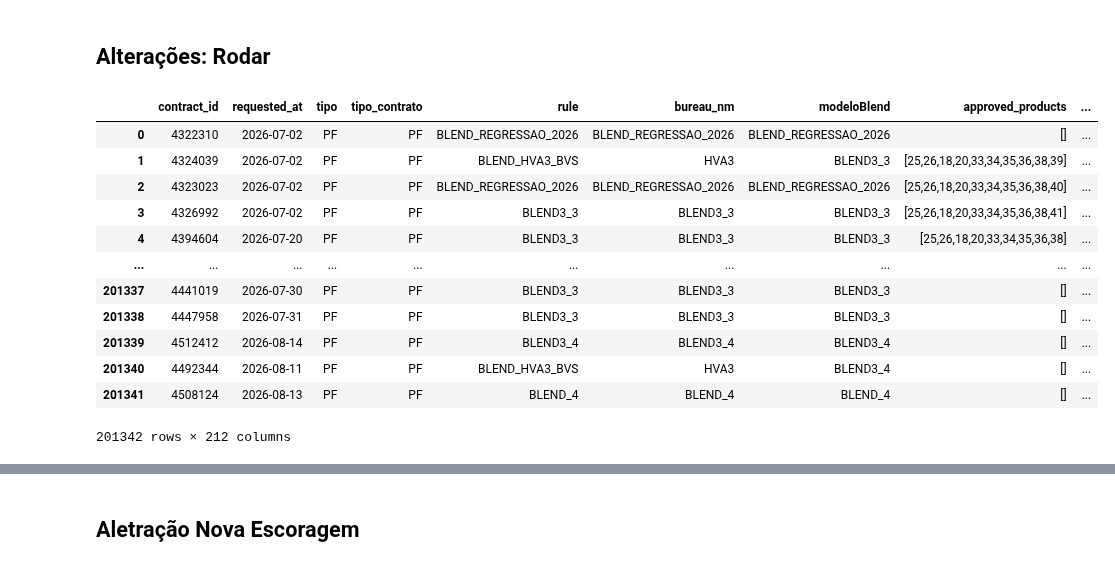
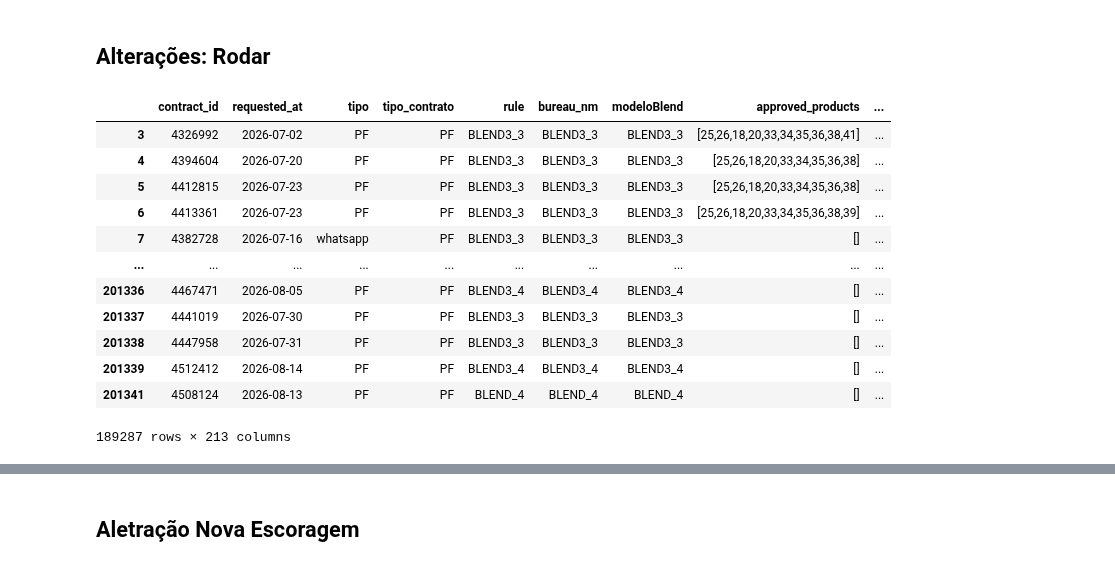
Before and after one commit to lucas-nascimento-loft/monitoramento-modelos, a Jupyter notebook: 08.Simulaçao_BLEND.ipynb, the cells around one changed output, grey strips where cells are left out. Saved outputs shown, nothing was run; the diff lists cells and outputs as text; code cells hidden in the pictures.

```diff
--- a/08.Simulaçao_BLEND.ipynb
+++ b/08.Simulaçao_BLEND.ipynb
@@ -368,18 +368,22 @@ df_expandido[["city_pc4_mais_100_contratos__pc_categorias_maio2026", "agency_pc4
 # df_expandido.to_csv(ANALYTICS_DIR / "df_model_simulacao_blend_expandido.csv")
 # %%
 df_expandido = pd.read_csv(ANALYTICS_DIR / "df_model_simulacao_blend_expandido.csv").drop(columns=["Unnamed: 0"])
+df_expandido = df_expandido[df_expandido["is_fallback"] == 0]
+df_expandido = df_expandido[df_expandido["is_single_proponent"] == 1]
+df_expandido = df_expandido[df_expandido["bureau_nm_ajust"].isin(["BLEND3", "BLEND4"])]
+df_expandido["safra"] = df_expandido["requested_at"].astype(str).str[:7]
 df_expandido
 # %% [output]
 |  | contract_id | requested_at | tipo | tipo_contrato | rule | bureau_nm | modeloBlend | approved_products | ... |
-| 0 | 4322310 | 2026-07-02 | PF | PF | BLEND_REGRESSAO_2026 | BLEND_REGRESSAO_2026 | BLEND_REGRESSAO_2026 | [] | ... |
-| 1 | 4324039 | 2026-07-02 | PF | PF | BLEND_HVA3_BVS | HVA3 | BLEND3_3 | [25,26,18,20,33,34,35,36,38,39] | ... |
-| 2 | 4323023 | 2026-07-02 | PF | PF | BLEND_REGRESSAO_2026 | BLEND_REGRESSAO_2026 | BLEND_REGRESSAO_2026 | [25,26,18,20,33,34,35,36,38,40] | ... |
 | 3 | 4326992 | 2026-07-02 | PF | PF | BLEND3_3 | BLEND3_3 | BLEND3_3 | [25,26,18,20,33,34,35,36,38,41] | ... |
 | 4 | 4394604 | 2026-07-20 | PF | PF | BLEND3_3 | BLEND3_3 | BLEND3_3 | [25,26,18,20,33,34,35,36,38] | ... |
+| 5 | 4412815 | 2026-07-23 | PF | PF | BLEND3_3 | BLEND3_3 | BLEND3_3 | [25,26,18,20,33,34,35,36,38] | ... |
+| 6 | 4413361 | 2026-07-23 | PF | PF | BLEND3_3 | BLEND3_3 | BLEND3_3 | [25,26,18,20,33,34,35,36,38,39] | ... |
+| 7 | 4382728 | 2026-07-16 | whatsapp | PF | BLEND3_3 | BLEND3_3 | BLEND3_3 | [] | ... |
 | ... | ... | ... | ... | ... | ... | ... | ... | ... | ... |
+| 201336 | 4467471 | 2026-08-05 | PF | PF | BLEND3_4 | BLEND3_4 | BLEND3_4 | [] | ... |
 | 201337 | 4441019 | 2026-07-30 | PF | PF | BLEND3_3 | BLEND3_3 | BLEND3_3 | [] | ... |
 | 201338 | 4447958 | 2026-07-31 | PF | PF | BLEND3_3 | BLEND3_3 | BLEND3_3 | [] | ... |
 | 201339 | 4512412 | 2026-08-14 | PF | PF | BLEND3_4 | BLEND3_4 | BLEND3_4 | [] | ... |
-| 201340 | 4492344 | 2026-08-11 | PF | PF | BLEND_HVA3_BVS | HVA3 | BLEND3_4 | [] | ... |
 | 201341 | 4508124 | 2026-08-13 | PF | PF | BLEND_4 | BLEND_4 | BLEND_4 | [] | ... |
-201342 rows × 212 columns
+189287 rows × 213 columns
```
Also changed, not shown: parts of 67 cells of this notebook, 6 other files.
